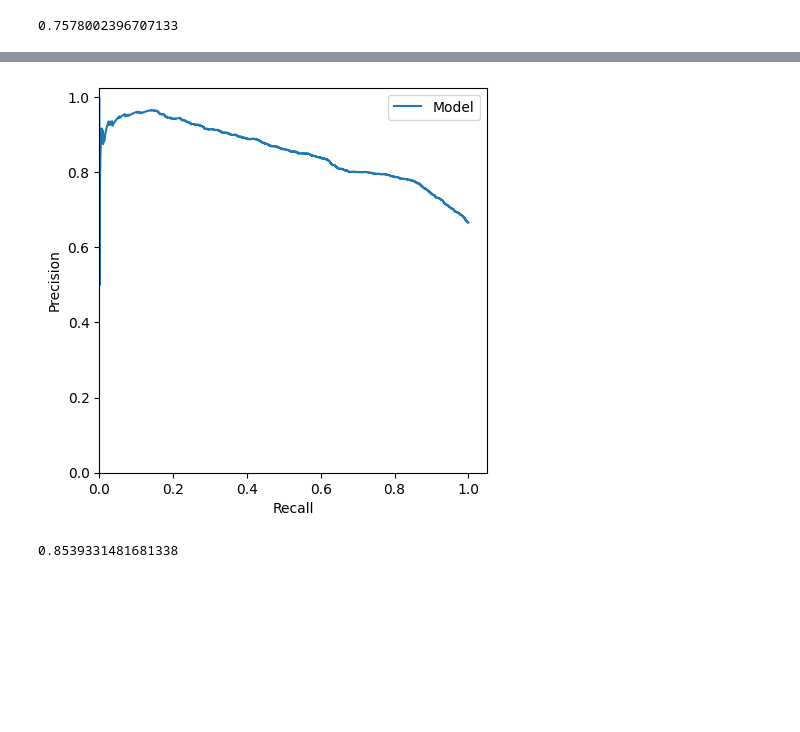
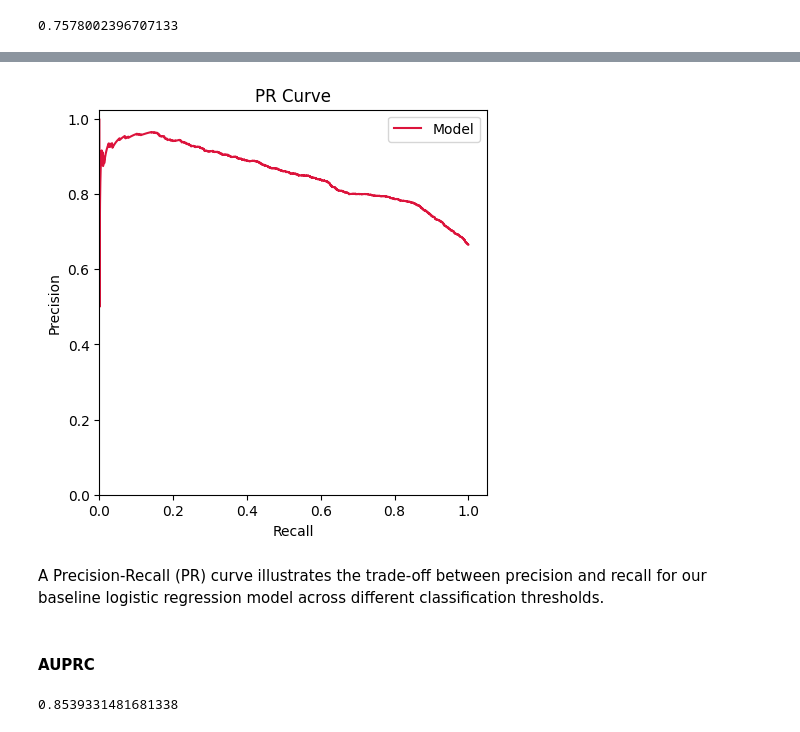
Before and after one commit to wanyingng/visa-approval-prediction, a Jupyter notebook: notebook/model_training.ipynb, the cells around one changed output, grey strips where cells are left out. Drawn from its saved outputs; the diff is of its cells as text; code cells hidden in the pictures; blank space fills up the shorter version.

```diff
--- a/notebook/model_training.ipynb
+++ b/notebook/model_training.ipynb
@@ -553,16 +570,21 @@ precision, recall, thresholds = precision_recall_curve(y_val, y_pred)
 # %%
 # Plot the PR curve
 plt.figure(figsize=(5, 5))
 
-plt.plot(recall, precision, label='Model')
+plt.plot(recall, precision, label='Model', color='crimson')
 plt.xlim(xmin=0.0)
 plt.ylim(ymin=0.0)
 
+plt.title('PR Curve')
 plt.xlabel('Recall')
 plt.ylabel('Precision')
 
 plt.legend()
 plt.show()
 # %% [output]
-[figure, old version]
+[figure, new version]
+# %% [markdown]
+A Precision-Recall (PR) curve illustrates the trade-off between precision and recall for our baseline logistic regression model across different classification thresholds.
+# %% [markdown]
+#### AUPRC
 # %%
```
Also changed, not shown: parts of 23 cells of this notebook.
